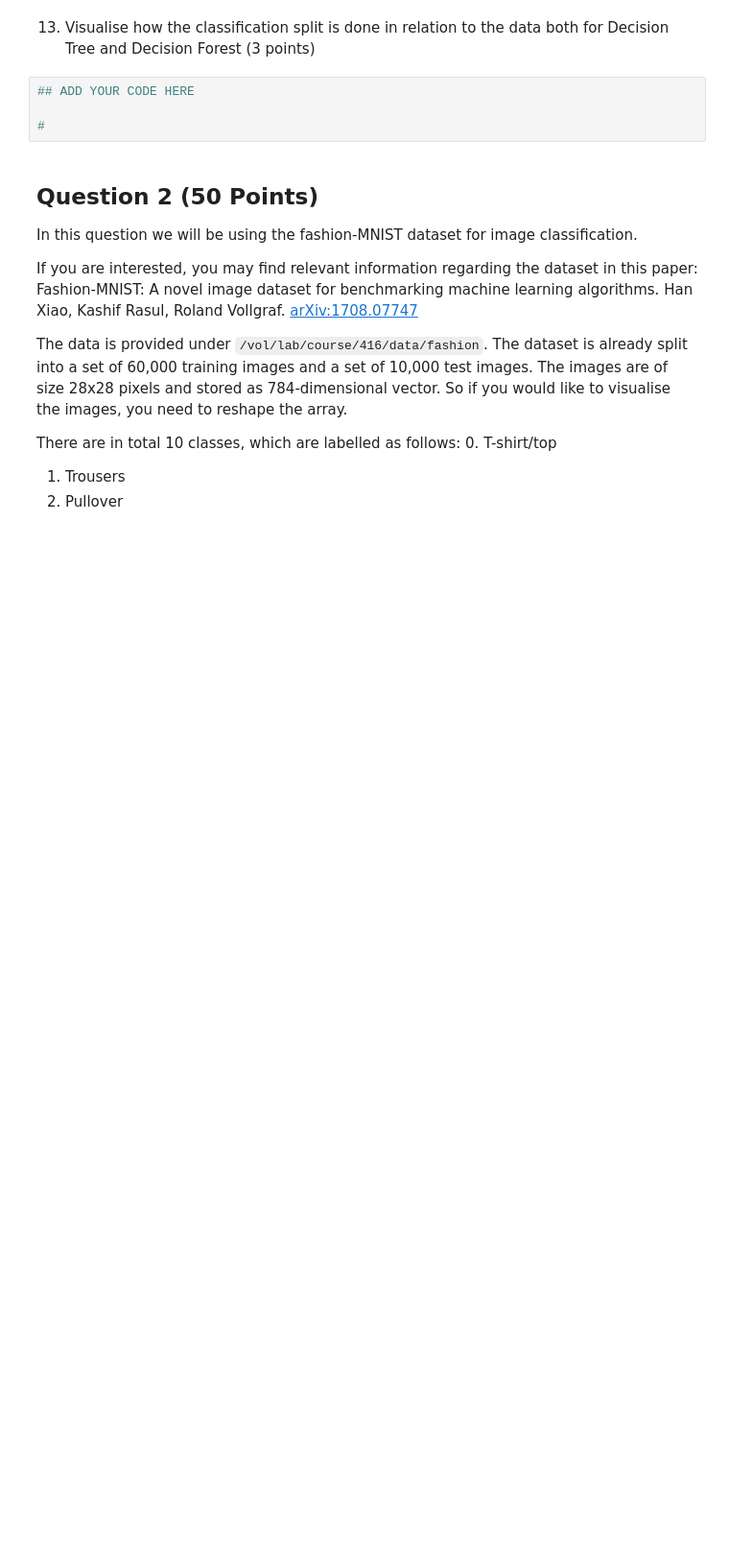
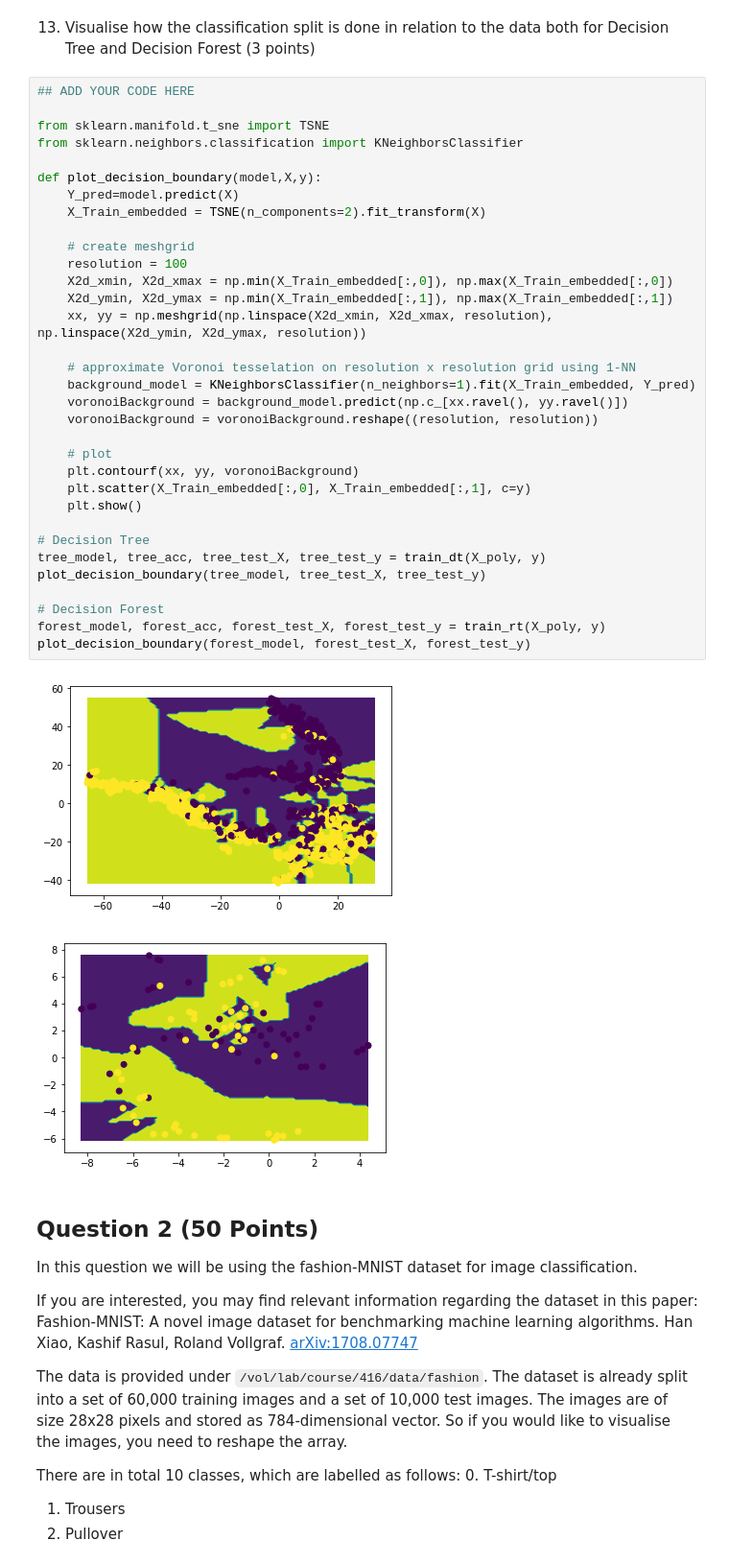
Before and after one commit to 94929/age-regression-from-brain-mri-images, a Jupyter notebook: MLI-CW-1.ipynb, the cells around one changed output. Shown at 96% size. Cells and saved outputs as stored; diff of their text form; blank space fills up the shorter version.

```diff
--- a/MLI-CW-1.ipynb
+++ b/MLI-CW-1.ipynb
@@ -255,9 +263,41 @@ than its computation cost (i.e. time).
 # %% [markdown]
 13) Visualise how the classification split is done in relation to the data both for Decision Tree and Decision Forest (3 points)
-# %%
-## ADD YOUR CODE HERE
-
-#
+# %%
+## ADD YOUR CODE HERE
+
+from sklearn.manifold.t_sne import TSNE
+from sklearn.neighbors.classification import KNeighborsClassifier
+
+def plot_decision_boundary(model,X,y):
+    Y_pred=model.predict(X)
+    X_Train_embedded = TSNE(n_components=2).fit_transform(X)
+
+    # create meshgrid
+    resolution = 100
+    X2d_xmin, X2d_xmax = np.min(X_Train_embedded[:,0]), np.max(X_Train_embedded[:,0])
+    X2d_ymin, X2d_ymax = np.min(X_Train_embedded[:,1]), np.max(X_Train_embedded[:,1])
+    xx, yy = np.meshgrid(np.linspace(X2d_xmin, X2d_xmax, resolution), np.linspace(X2d_ymin, X2d_ymax, resolution))
+
+    # approximate Voronoi tesselation on resolution x resolution grid using 1-NN
+    background_model = KNeighborsClassifier(n_neighbors=1).fit(X_Train_embedded, Y_pred)
+    voronoiBackground = background_model.predict(np.c_[xx.ravel(), yy.ravel()])
+    voronoiBackground = voronoiBackground.reshape((resolution, resolution))
+
+    # plot
+    plt.contourf(xx, yy, voronoiBackground)
+    plt.scatter(X_Train_embedded[:,0], X_Train_embedded[:,1], c=y)
+    plt.show()
+
+# Decision Tree
+tree_model, tree_acc, tree_test_X, tree_test_y = train_dt(X_poly, y)
+plot_decision_boundary(tree_model, tree_test_X, tree_test_y)
+
+# Decision Forest
+forest_model, forest_acc, forest_test_X, forest_test_y = train_rt(X_poly, y)
+plot_decision_boundary(forest_model, forest_test_X, forest_test_y)
+# %% [output]
+[figure, added]
+[figure, added]
 # %% [markdown]
 ## Question 2 (50 Points)
 In this question we will be using the fashion-MNIST dataset for image classification.
```
Also changed, not shown: parts of 10 cells of this notebook.
